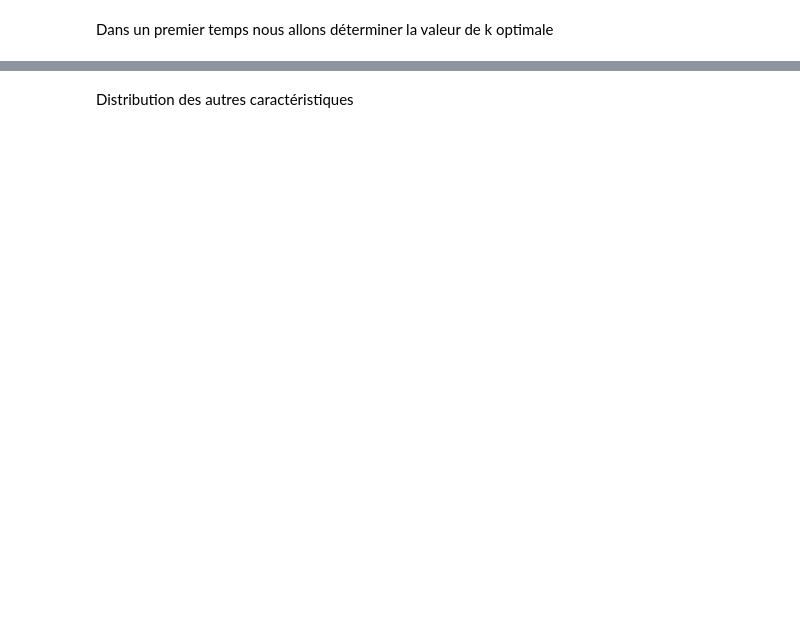
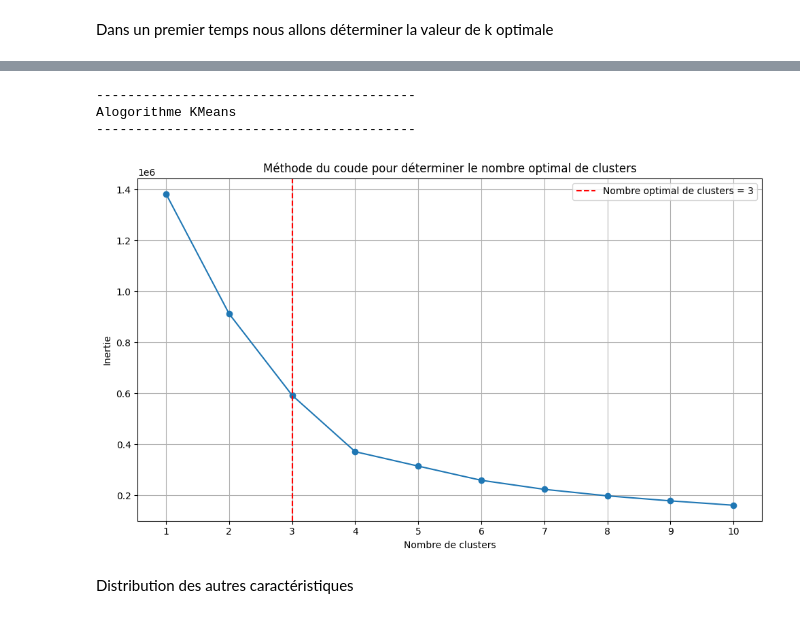
Before and after one commit to Rollintayi/Project_C_NN, a Jupyter notebook: Besoin_1.ipynb, the cells around one changed output, grey strips where cells are left out. Drawn from its saved outputs; the diff is of its cells as text; code cells hidden in the pictures; blank space fills up the shorter version.

```diff
--- a/Besoin_1.ipynb
+++ b/Besoin_1.ipynb
@@ -3,8 +3,12 @@ import pandas as pd
 from sklearn import preprocessing
 import numpy as np
 import sklearn
-import plotly
-data = pd.read_csv(r'C:\Users\hp\OneDrive - yncréa\Documents\One Drive - Uchiwa\OneDrive\Desktop\Cours ISEN\Projet_BigData\Fonctionnalite_number_2\export_clean_IA.csv')
+import joblib
+from sklearn.cluster import KMeans
+from sklearn.decomposition import PCA
+import matplotlib.pyplot as plt
+from sklearn.metrics import davies_bouldin_score, calinski_harabasz_score, silhouette_score
+data = pd.read_csv('/content/drive/MyDrive/Colab Notebooks/export_clean_IA.csv')
 interesting_columns =['SOG','COG','Heading', 'LON', 'LAT']
 data_clustering = data[interesting_columns].copy()
 #Vérifier que les colonnes sont numériques
@@ -20,6 +24,9 @@ print(data_clustering.head())
 print("\nTypes de données pour le clustering :")
 print(data_clustering.info())
 print("\nNouvelles dimensions du DataFrame pour le clustering :", data_clustering.shape)
+#Mise à l'échelle des données
+scaler = preprocessing.StandardScaler()
+data_scaled = pd.DataFrame(scaler.fit_transform(data_clustering), columns=interesting_columns)
 # %% [output]
 Données pour le clustering :
     SOG    COG  Heading       LON       LAT
@@ -126,0 +78,34 @@ Name: Cluster, dtype: int64
+# %%
+pca = PCA(n_components=4, random_state=42)
+data_pca_reduced = pca.fit_transform(data_scaled)
+# %%
+#Réduction de dimension avec PCA pour visualisation
+print("-----------------------------------------")
+print("Alogorithme KMeans")
+print("-----------------------------------------\n")
+
+#Détermination du nombre optimal de clusters avec la méthode du coude
+inertias_pca = []
+for i in range(1, 11):
+    kmeans = KMeans(n_clusters=i, random_state=42, n_init=10)
+    cluster_labels = kmeans.fit_predict(data_pca_reduced)
+    kmeans.fit(data_pca_reduced)
+    inertias_pca.append(kmeans.inertia_)
+# Affichage de la courbe du coude
+plt.figure(figsize=(10, 6))
+plt.plot(range(1, 11), inertias_pca, marker='o')
+plt.title('Méthode du coude pour déterminer le nombre optimal de clusters')
+plt.xlabel('Nombre de clusters')
+plt.ylabel('Inertie')
+plt.xticks(range(1, 11))
+plt.grid(True)
+plt.axvline(x=3, color='r', linestyle='--', label='Nombre optimal de clusters = 3')
+plt.legend()
+plt.tight_layout()
+plt.savefig('elbow_method.png')
+plt.show()
+# %% [output]
+-----------------------------------------
+Alogorithme KMeans
+-----------------------------------------
+[figure, added]
```
Also changed, not shown: parts of 16 cells of this notebook, 18 other files.
